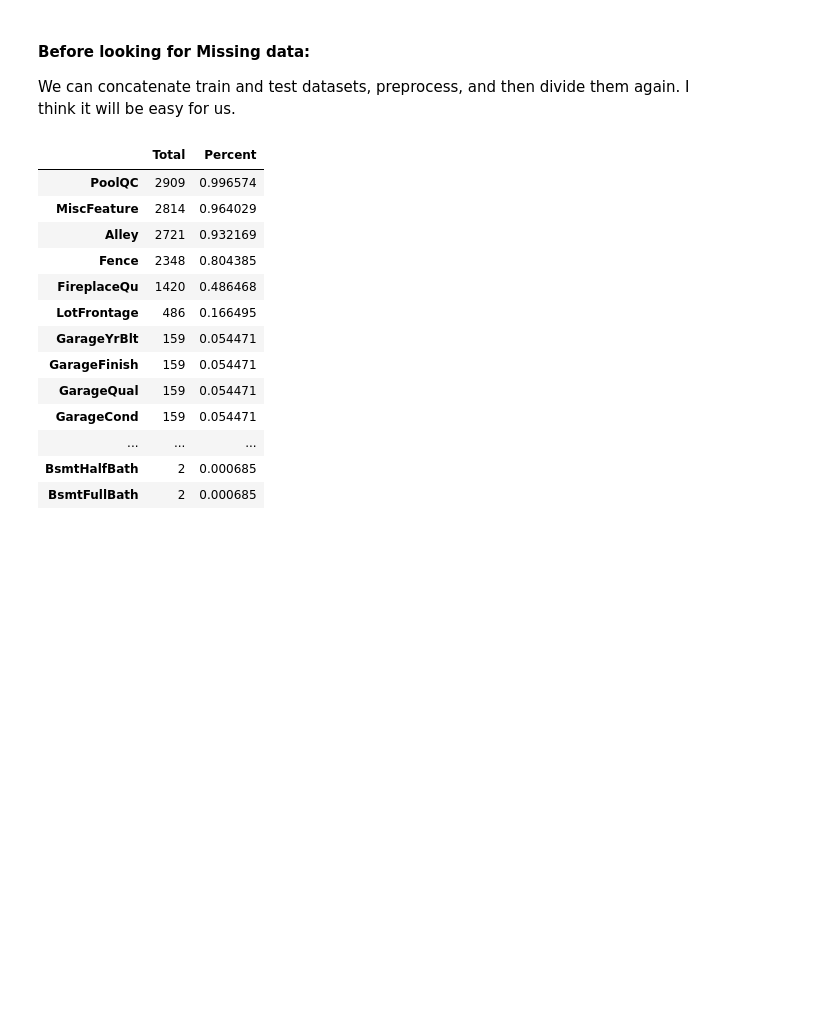
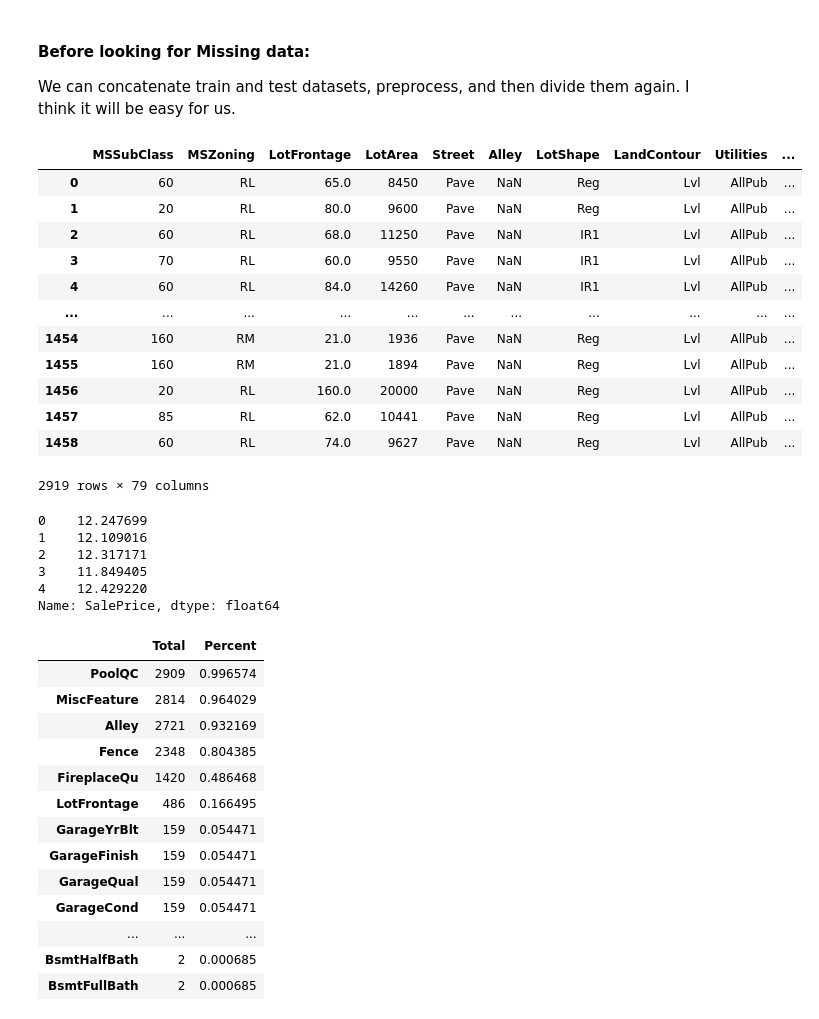
Before and after one commit to DataEngel/Predict-house-prices-with-Advanced-Regression-Techniques, a Jupyter notebook: house-prices-prediction-using-rfr.ipynb, the cells around one changed output. Cells and saved outputs as stored; diff of their text form; code cells hidden in the pictures; blank space fills up the shorter version.

```diff
--- a/house-prices-prediction-using-rfr.ipynb
+++ b/house-prices-prediction-using-rfr.ipynb
@@ -21,8 +21,11 @@ import warnings
 warnings.filterwarnings('ignore')
 %matplotlib inline
 # %%
-train = pd.read_csv('../input/house-prices-advanced-regression-techniques/train.csv')
-test = pd.read_csv('../input/house-prices-advanced-regression-techniques/test.csv')
+#train = pd.read_csv('../input/house-prices-advanced-regression-techniques/train.csv')
+#test = pd.read_csv('../input/house-prices-advanced-regression-techniques/test.csv')
+
+train = pd.read_csv('./DataSets/train.csv')
+test = pd.read_csv('./DataSets/test.csv')
 # %%
 train.shape , test.shape
 # %% [output]
@@ -146,6 +149,32 @@ y_train = train['SalePrice']
 test_id = test['Id']
 all_data = pd.concat([train, test], axis=0, sort=False)
 all_data = all_data.drop(['Id', 'SalePrice'], axis=1)
+# %%
+all_data
+# %% [output]
+|  | MSSubClass | MSZoning | LotFrontage | LotArea | Street | Alley | LotShape | LandContour | Utilities | ... |
+| 0 | 60 | RL | 65.0 | 8450 | Pave | NaN | Reg | Lvl | AllPub | ... |
+| 1 | 20 | RL | 80.0 | 9600 | Pave | NaN | Reg | Lvl | AllPub | ... |
+| 2 | 60 | RL | 68.0 | 11250 | Pave | NaN | IR1 | Lvl | AllPub | ... |
+| 3 | 70 | RL | 60.0 | 9550 | Pave | NaN | IR1 | Lvl | AllPub | ... |
+| 4 | 60 | RL | 84.0 | 14260 | Pave | NaN | IR1 | Lvl | AllPub | ... |
+| ... | ... | ... | ... | ... | ... | ... | ... | ... | ... | ... |
+| 1454 | 160 | RM | 21.0 | 1936 | Pave | NaN | Reg | Lvl | AllPub | ... |
+| 1455 | 160 | RM | 21.0 | 1894 | Pave | NaN | Reg | Lvl | AllPub | ... |
+| 1456 | 20 | RL | 160.0 | 20000 | Pave | NaN | Reg | Lvl | AllPub | ... |
+| 1457 | 85 | RL | 62.0 | 10441 | Pave | NaN | Reg | Lvl | AllPub | ... |
+| 1458 | 60 | RL | 74.0 | 9627 | Pave | NaN | Reg | Lvl | AllPub | ... |
+2919 rows × 79 columns
+# %%
+df_target = train['SalePrice']
+df_target.head(5)
+# %% [output]
+0    12.247699
+1    12.109016
+2    12.317171
+3    11.849405
+4    12.429220
+Name: SalePrice, dtype: float64
 # %%
 Total = all_data.isnull().sum().sort_values(ascending=False)
 percent = (all_data.isnull().sum() / all_data.isnull().count()).sort_values(ascending=False)
```
Also changed, not shown: parts of 4 cells of this notebook, 1 other file.
